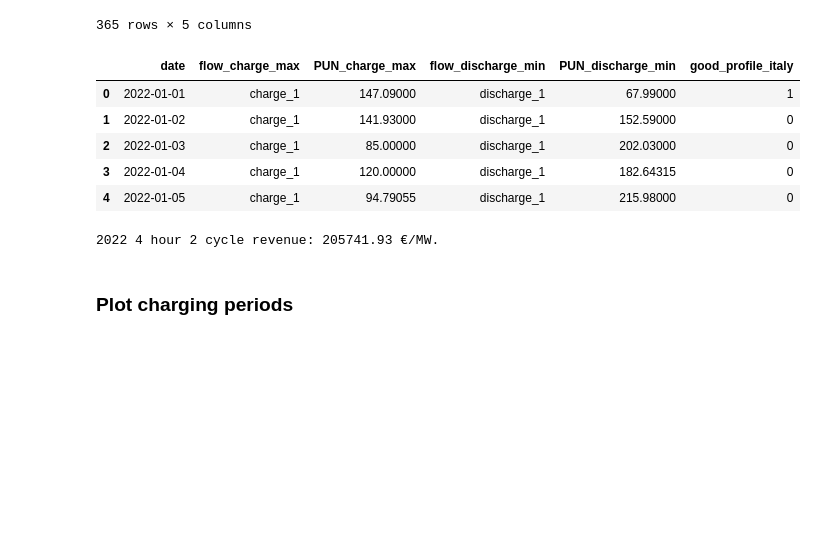
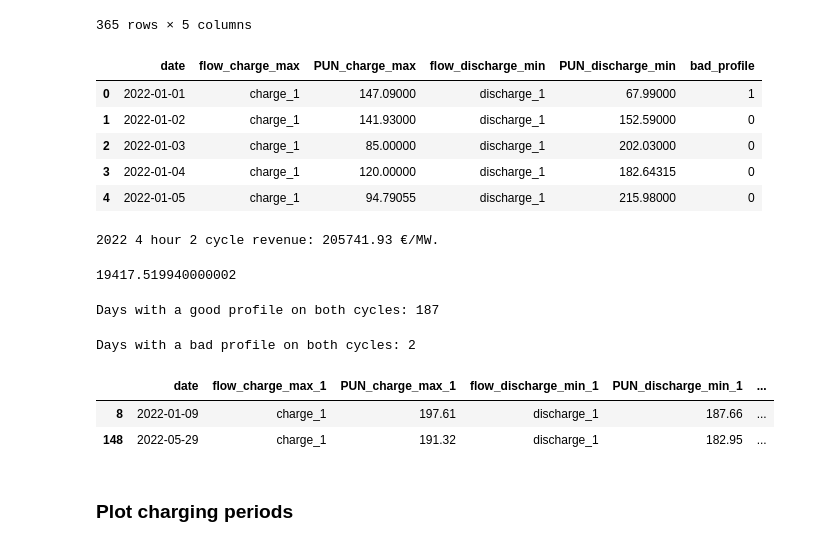
Before and after one commit to asadiceccarelli/italian-wholesale, a Jupyter notebook: scripts/daily_price_profiles.ipynb, the cells around one changed output. Cells and saved outputs as stored; diff of their text form; code cells hidden in the pictures; blank space fills up the shorter version.

```diff
--- a/scripts/daily_price_profiles.ipynb
+++ b/scripts/daily_price_profiles.ipynb
@@ -90,13 +90,13 @@ cycle_1
 # %%
 def charge_more_than_discharge(charge_max, discharge_min):
     if discharge_min > charge_max: return 0
     else: return 1
 
-cycle_1['good_profile_italy'] = cycle_1.apply(lambda x: charge_more_than_discharge(x.PUN_charge_max, x.PUN_discharge_min), axis=1)
-cycle_2['good_profile_italy'] = cycle_2.apply(lambda x: charge_more_than_discharge(x.PUN_charge_max, x.PUN_discharge_min), axis=1)
+cycle_1['bad_profile'] = cycle_1.apply(lambda x: charge_more_than_discharge(x.PUN_charge_max, x.PUN_discharge_min), axis=1)
+cycle_2['bad_profile'] = cycle_2.apply(lambda x: charge_more_than_discharge(x.PUN_charge_max, x.PUN_discharge_min), axis=1)
 cycle_1.head()
 # %% [output]
-|  | date | flow_charge_max | PUN_charge_max | flow_discharge_min | PUN_discharge_min | good_profile_italy |
+|  | date | flow_charge_max | PUN_charge_max | flow_discharge_min | PUN_discharge_min | bad_profile |
 | 0 | 2022-01-01 | charge_1 | 147.09000 | discharge_1 | 67.99000 | 1 |
 | 1 | 2022-01-02 | charge_1 | 141.93000 | discharge_1 | 152.59000 | 0 |
 | 2 | 2022-01-03 | charge_1 | 85.00000 | discharge_1 | 202.03000 | 0 |
@@ -109,6 +109,28 @@ revenue = discharging_income - charging_cost
 print(f'2022 4 hour 2 cycle revenue: {round(revenue, 2)} €/MW.')
 # %% [output]
 2022 4 hour 2 cycle revenue: 205741.93 €/MW.
+# %%
+(cycle_1.PUN_discharge_min - cycle_1.PUN_charge_max).sum() + (cycle_2.PUN_discharge_min - cycle_2.PUN_charge_max).sum()
+# %% [output]
+19417.519940000002
+# %%
+good_profiles_df = pd.merge(cycle_1, cycle_2, on='date', how='inner', suffixes=('_1', '_2'))
+no_good_days = len(good_profiles_df.loc[(good_profiles_df.bad_profile_1 == 0) & (good_profiles_df.bad_profile_2 == 0)])
+print(f'Days with a good profile on both cycles: {no_good_days}')
+# %% [output]
+Days with a good profile on both cycles: 187
+# %%
+bad_profiles_df = pd.merge(cycle_1, cycle_2, on='date', how='inner', suffixes=('_1', '_2'))
+no_bad_days = len(bad_profiles_df.loc[(bad_profiles_df.bad_profile_1 == 1) & (bad_profiles_df.bad_profile_2 == 1)])
+print(f'Days with a bad profile on both cycles: {no_bad_days}')
+# %% [output]
+Days with a bad profile on both cycles: 2
+# %%
+bad_profiles_df.loc[(bad_profiles_df.bad_profile_1 == 1) & (bad_profiles_df.bad_profile_2 == 1)]
+# %% [output]
+|  | date | flow_charge_max_1 | PUN_charge_max_1 | flow_discharge_min_1 | PUN_discharge_min_1 | ... |
+| 8 | 2022-01-09 | charge_1 | 197.61 | discharge_1 | 187.66 | ... |
+| 148 | 2022-05-29 | charge_1 | 191.32 | discharge_1 | 182.95 | ... |
 # %% [markdown]
 ### Plot charging periods
 # %%
```
Also changed, not shown: parts of 16 cells of this notebook, 9 other files.
